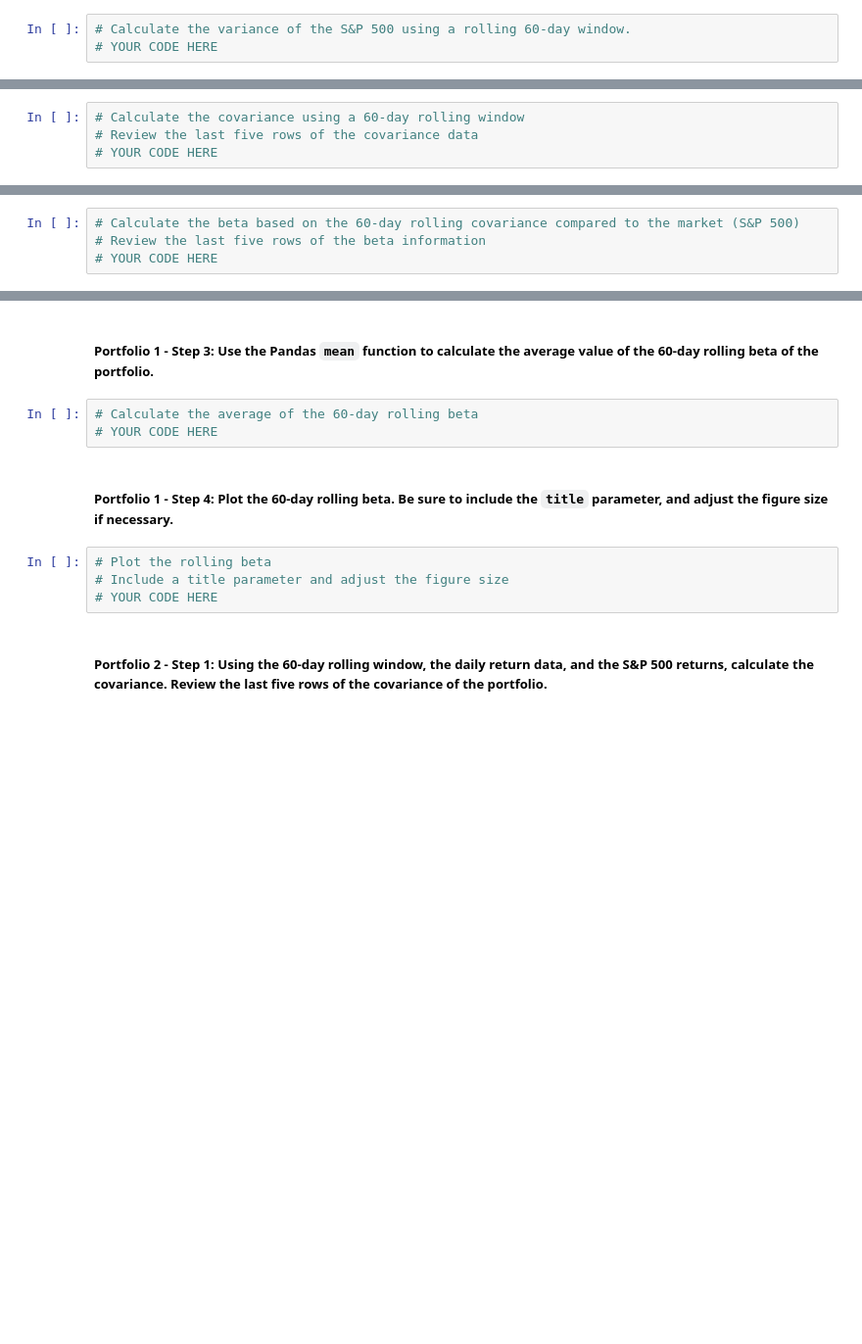
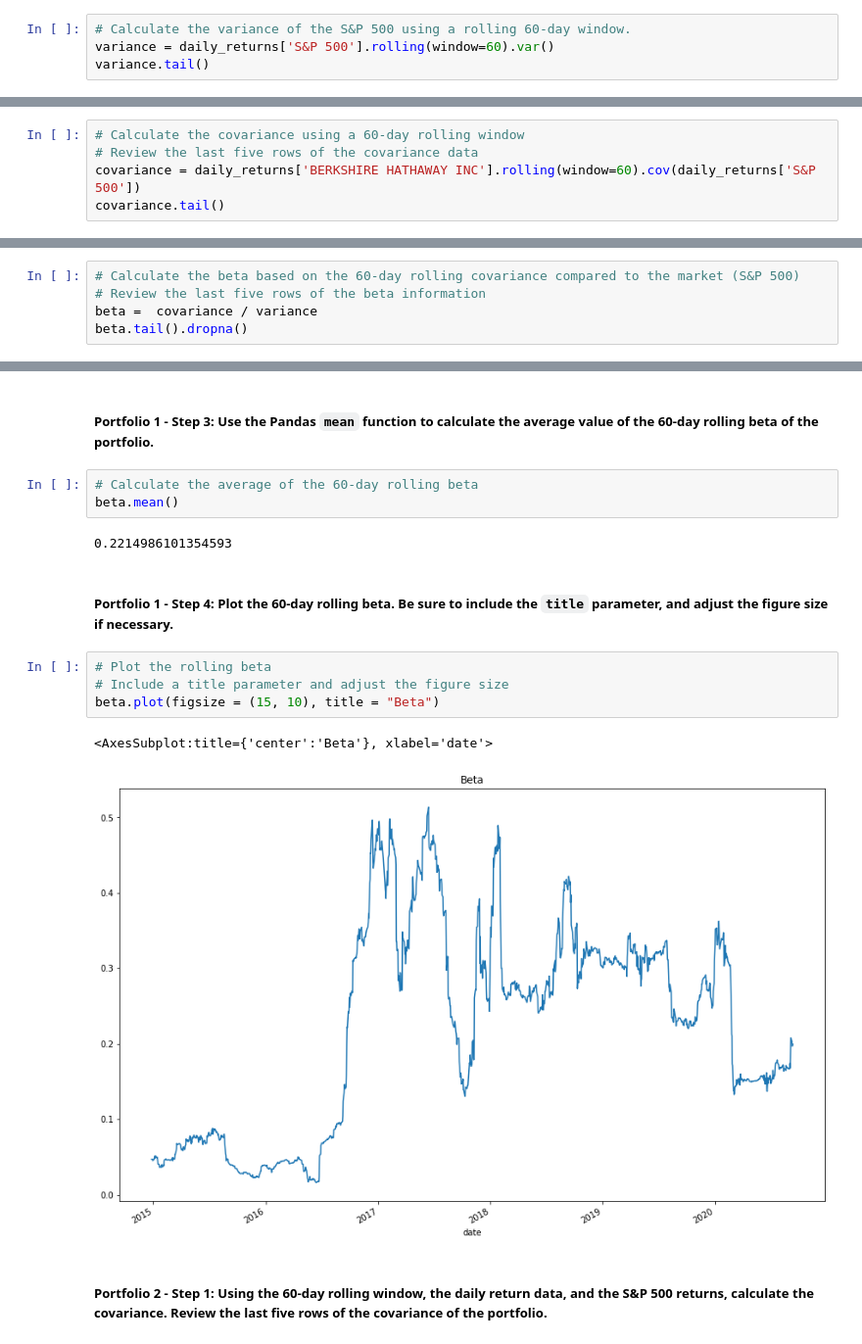
Before and after one commit to simonab57/Quantitative-Analysis, a Jupyter notebook: Quantitative Analysis/risk_return_analysis.ipynb, the cells around one changed output, grey strips where cells are left out. Shown at 98% size. Drawn from its saved outputs; the diff is of its cells as text; blank space fills up the shorter version.

```diff
--- a/Quantitative Analysis/risk_return_analysis.ipynb
+++ b/Quantitative Analysis/risk_return_analysis.ipynb
@@ -355,4 +355,5 @@ Your analysis is nearing completion. Now, you need to evaluate how the portfolio
 #### Use the Pandas `var` function to calculate the variance of the S&P 500 by using a 60-day rolling window. Visualize the last five rows of the variance of the S&P 500.
 # %%
 # Calculate the variance of the S&P 500 using a rolling 60-day window.
-# YOUR CODE HERE
+variance = daily_returns['S&P 500'].rolling(window=60).var()
+variance.tail()
@@ -371,4 +380,5 @@ Your analysis is nearing completion. Now, you need to evaluate how the portfolio
 # %%
 # Calculate the covariance using a 60-day rolling window
 # Review the last five rows of the covariance data
-# YOUR CODE HERE
+covariance = daily_returns['BERKSHIRE HATHAWAY INC'].rolling(window=60).cov(daily_returns['S&P 500'])
+covariance.tail()
@@ -377,4 +395,5 @@ Your analysis is nearing completion. Now, you need to evaluate how the portfolio
 # %%
 # Calculate the beta based on the 60-day rolling covariance compared to the market (S&P 500)
 # Review the last five rows of the beta information
-# YOUR CODE HERE
+beta =  covariance / variance
+beta.tail().dropna()
@@ -382,13 +409,18 @@ Your analysis is nearing completion. Now, you need to evaluate how the portfolio
 ##### Portfolio 1 - Step 3: Use the Pandas `mean` function to calculate the average value of the 60-day rolling beta of the portfolio.
 # %%
 # Calculate the average of the 60-day rolling beta
-# YOUR CODE HERE
+beta.mean()
+# %% [output]
+0.2214986101354593
 # %% [markdown]
 ##### Portfolio 1 - Step 4: Plot the 60-day rolling beta. Be sure to include the `title` parameter, and adjust the figure size if necessary.
 # %%
 # Plot the rolling beta
 # Include a title parameter and adjust the figure size
-# YOUR CODE HERE
+beta.plot(figsize = (15, 10), title = "Beta")
+# %% [output]
+<AxesSubplot:title={'center':'Beta'}, xlabel='date'>
+[figure, added]
 # %% [markdown]
 ##### Portfolio 2 - Step 1: Using the 60-day rolling window, the daily return data, and the S&P 500 returns, calculate the covariance. Review the last five rows of the covariance of the portfolio.
 # %%
```
Also changed, not shown: parts of 9 cells of this notebook.
